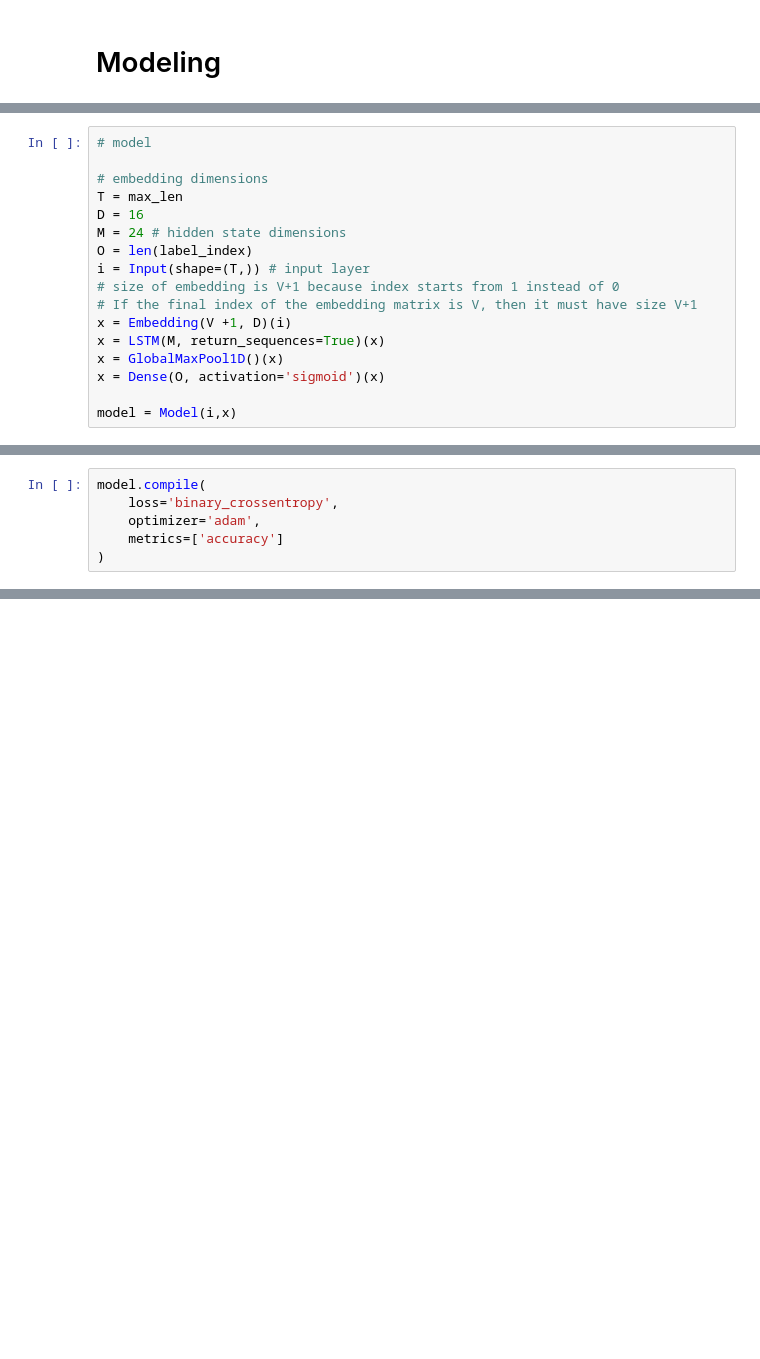
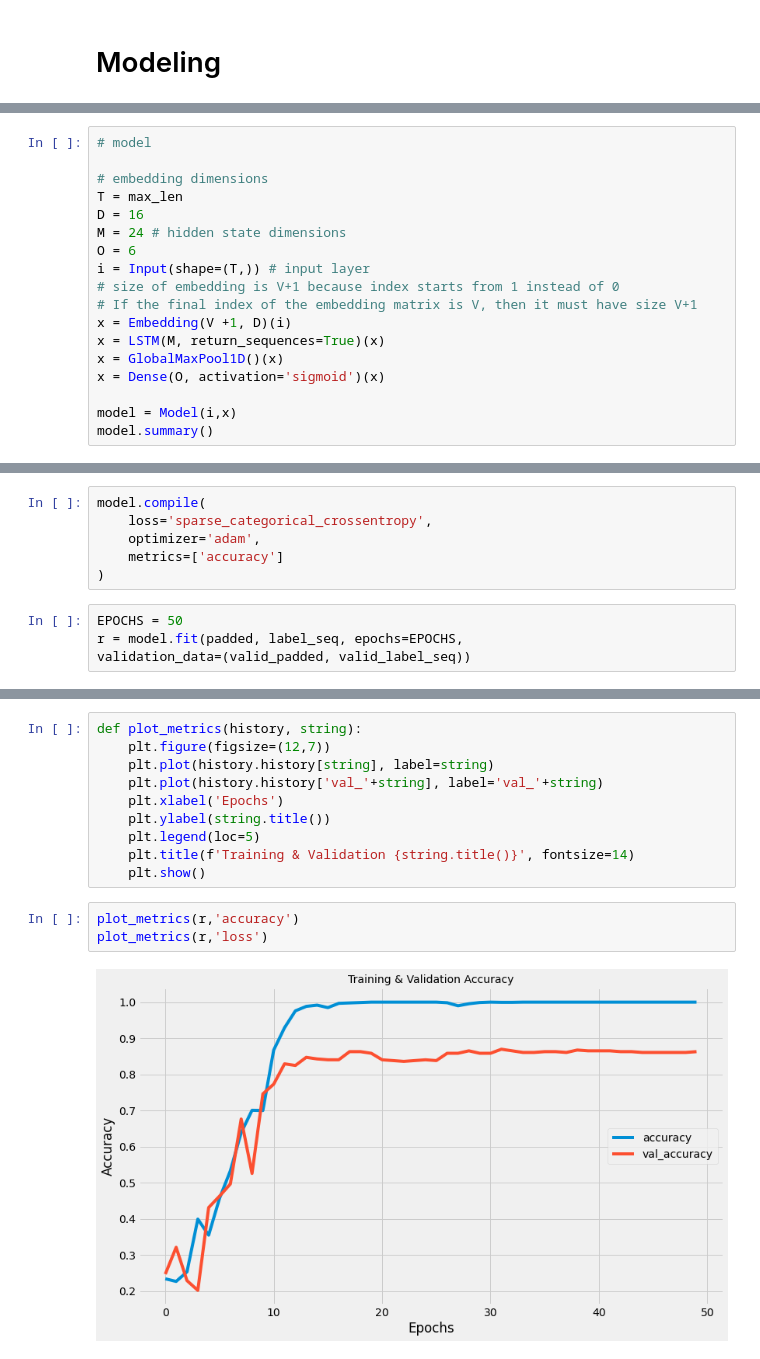
Before and after one commit to fouad89/nlp-tutorial, a Jupyter notebook: 01-dealing -with-text.ipynb, the cells around one changed output, grey strips where cells are left out. Cells and saved outputs as stored; diff of their text form; blank space fills up the shorter version.

Commit message:
nlp model done val_accuracy 0.86

```diff
--- a/01-dealing -with-text.ipynb
+++ b/01-dealing -with-text.ipynb
@@ -115,7 +132,7 @@ from tensorflow.keras.models import Model
 T = max_len
 D = 16
 M = 24 # hidden state dimensions
-O = len(label_index)
+O = 6
 i = Input(shape=(T,)) # input layer
 # size of embedding is V+1 because index starts from 1 instead of 0
 # If the final index of the embedding matrix is V, then it must have size V+1
@@ -125,3 +142,4 @@ x = GlobalMaxPool1D()(x)
 x = Dense(O, activation='sigmoid')(x)
 
 model = Model(i,x)
+model.summary()
@@ -128,6 +165,10 @@ model = Model(i,x)
 # %%
 model.compile(
-    loss='binary_crossentropy',
+    loss='sparse_categorical_crossentropy',
     optimizer='adam',
     metrics=['accuracy']
 )
+# %%
+EPOCHS = 50
+r = model.fit(padded, label_seq, epochs=EPOCHS,
+validation_data=(valid_padded, valid_label_seq))
@@ -133,0 +193,15 @@ model.compile(
+# %%
+def plot_metrics(history, string):
+    plt.figure(figsize=(12,7))
+    plt.plot(history.history[string], label=string)
+    plt.plot(history.history['val_'+string], label='val_'+string)
+    plt.xlabel('Epochs')
+    plt.ylabel(string.title())
+    plt.legend(loc=5)
+    plt.title(f'Training & Validation {string.title()}', fontsize=14)
+    plt.show()
+# %%
+plot_metrics(r,'accuracy')
+plot_metrics(r,'loss')
+# %% [output]
+[figure, added]
```
Also changed, not shown: parts of 9 cells of this notebook, 2 other files.
